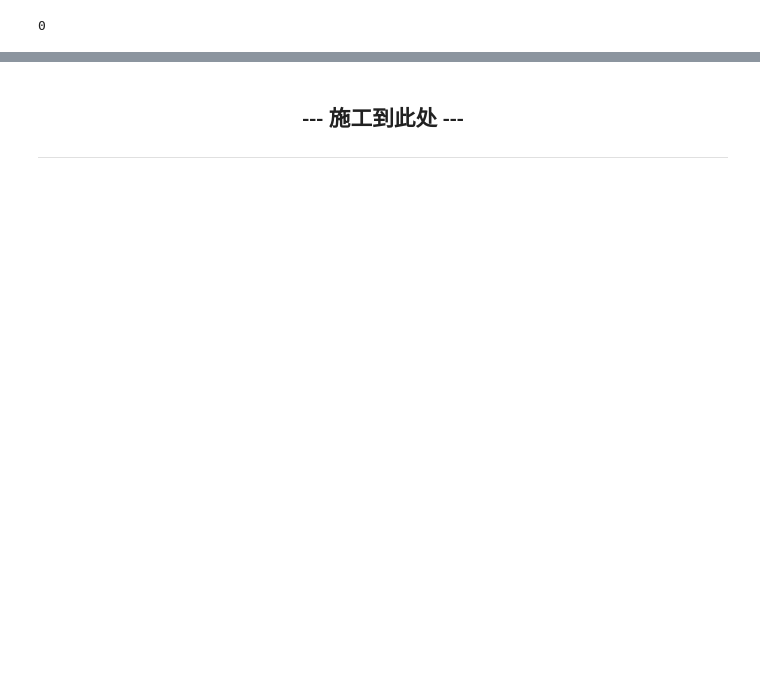
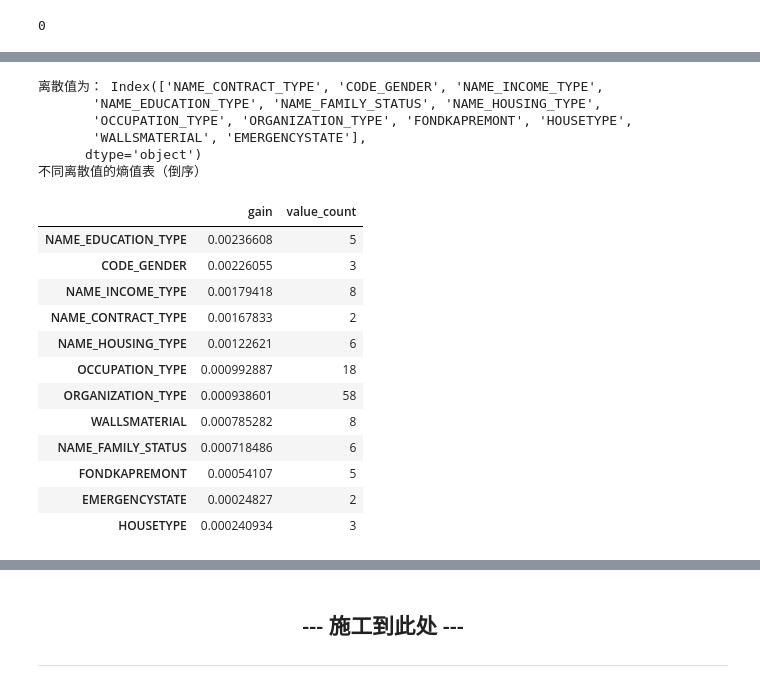
Before and after one commit to DGTBG/biye, a Jupyter notebook: HomeCredit_clean.ipynb, the cells around one changed output, grey strips where cells are left out. Cells and saved outputs as stored; diff of their text form; code cells hidden in the pictures; blank space fills up the shorter version.

```diff
--- a/HomeCredit_clean.ipynb
+++ b/HomeCredit_clean.ipynb
@@ -489,0 +552,31 @@ dtype: int64
+# %%
+obj_c = data.select_dtypes(['object']).columns
+print('离散值为：',obj_c)
+print('不同离散值的熵值表（倒序）')
+gr_df = pd.DataFrame(index = obj_c,columns=['gain','value_count'])
+for i in obj_c:
+    gr_df.loc[i,'gain']=gr(data,i,'TARGET')
+    gr_df.loc[i,'value_count']=len(data[i].unique())
+pd_all()
+gr_df.sort_values(by='gain',ascending=False)
+pd_def()
+# %% [output]
+离散值为： Index(['NAME_CONTRACT_TYPE', 'CODE_GENDER', 'NAME_INCOME_TYPE',
+       'NAME_EDUCATION_TYPE', 'NAME_FAMILY_STATUS', 'NAME_HOUSING_TYPE',
+       'OCCUPATION_TYPE', 'ORGANIZATION_TYPE', 'FONDKAPREMONT', 'HOUSETYPE',
+       'WALLSMATERIAL', 'EMERGENCYSTATE'],
+      dtype='object')
+不同离散值的熵值表（倒序）
+|  | gain | value_count |
+| NAME_EDUCATION_TYPE | 0.00236608 | 5 |
+| CODE_GENDER | 0.00226055 | 3 |
+| NAME_INCOME_TYPE | 0.00179418 | 8 |
+| NAME_CONTRACT_TYPE | 0.00167833 | 2 |
+| NAME_HOUSING_TYPE | 0.00122621 | 6 |
+| OCCUPATION_TYPE | 0.000992887 | 18 |
+| ORGANIZATION_TYPE | 0.000938601 | 58 |
+| WALLSMATERIAL | 0.000785282 | 8 |
+| NAME_FAMILY_STATUS | 0.000718486 | 6 |
+| FONDKAPREMONT | 0.00054107 | 5 |
+| EMERGENCYSTATE | 0.00024827 | 2 |
+| HOUSETYPE | 0.000240934 | 3 |
```
Also changed, not shown: parts of 30 cells of this notebook.
